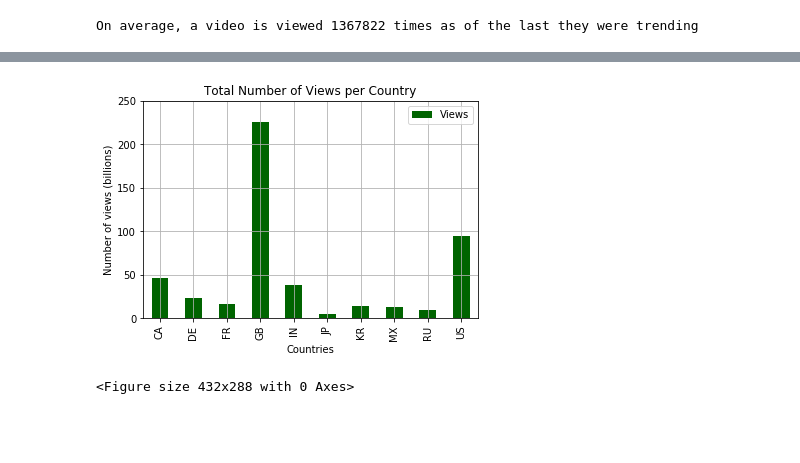
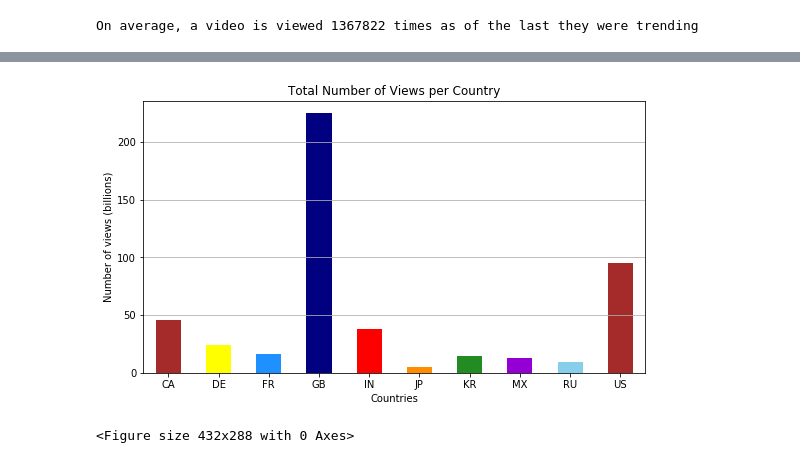
Before and after one commit to jherberg462/python-project, a Jupyter notebook: JennifferAnalysis.ipynb, the cells around one changed output, grey strips where cells are left out. Drawn from its saved outputs; the diff is of its cells as text; code cells hidden in the pictures; blank space fills up the shorter version.

Commit message:
Getting colors in the bar charts and cleaning the code.

```diff
--- a/JennifferAnalysis.ipynb
+++ b/JennifferAnalysis.ipynb
@@ -93,0 +76,23 @@ views_country_groups
+# %%
+# Groupby trending_df by country and sum the views.
+views_country_groups = trending_df.groupby("Country").sum()
+
+# Get number of views on millions for better visualization
+views_million = views_country_groups['Views']/1000000000
+views_country_groups['Views (millions)'] = views_million
+
+# Convert series to DataFrame
+views_country_df = pd.DataFrame(views_country_groups)
+
+# Add population columns and data
+population = [37074562, 83124418, 64990511,67141684, 1352642280,
+             127202192, 51171706, 126190788, 145734038, 327096265]
+views_country_df["Population"] = population
+
+# Get values for the per capita column and add it to the DataFrame
+per_capita = (views_country_df['Views']/views_country_df['Population'])
+
+views_country_df['Views Per Capita'] = per_capita
+
+# Preview of the DataFrame
+views_country_df
@@ -94,17 +112,20 @@ views_country_groups
 # %%
 # Create a bar chart based off of the group countries from before
-views_chart = views_country_groups.plot(kind='bar', color='darkgreen')
+colors = ['brown', 'yellow', 'dodgerblue', 'navy', 'red', 'darkorange',
+         'forestgreen', 'darkviolet', 'skyblue']
+views_chart = views_country_df.plot.bar(y='Views (millions)', colors=colors,
+                                       legend=False, rot=0, figsize=(9,5))
 
 # Set the xlabel and ylabel using class methods
-views_chart.set_xlabel("Countries")
-views_chart.set_ylabel("Number of views (billions)")
+plt.xlabel("Countries")
+plt.ylabel("Number of views (billions)")
 plt.title("Total Number of Views per Country")
 
-plt.ylim(0, 250)
-plt.grid()
+plt.ylim(0, views_country_df['Views (millions)'].max()+10)
+plt.grid(axis='y')
 
 plt.show()
 plt.tight_layout()
 # %% [output]
-[figure, old version]
+[figure, new version]
 <Figure size 432x288 with 0 Axes>
```
Also changed, not shown: parts of 5 cells of this notebook.
